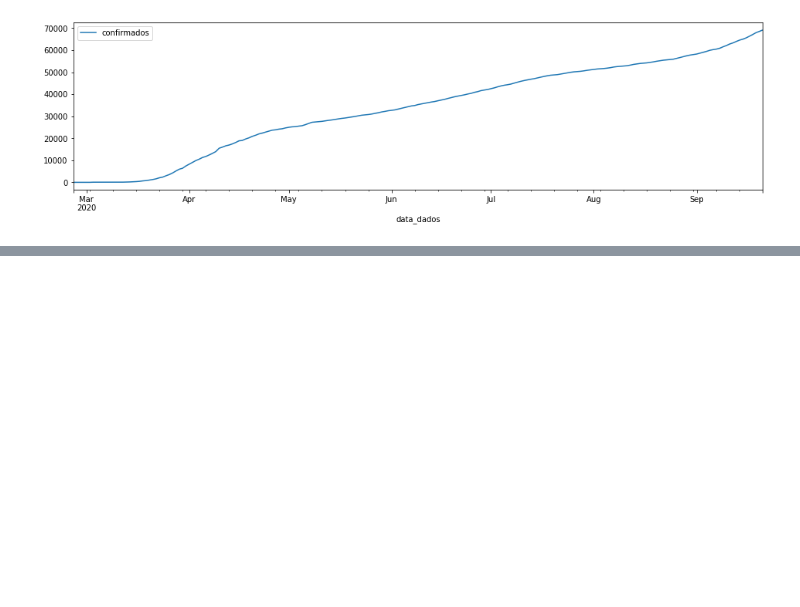
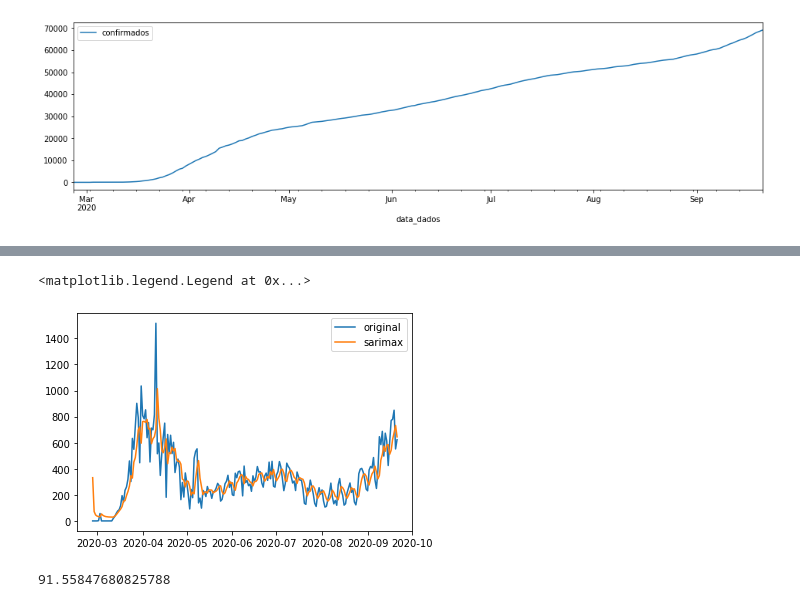
Before and after one commit to cimendes/covid19pt-forecasting, a Jupyter notebook: covid19pt-forecasting.ipynb, the cells around one changed output, grey strips where cells are left out. Saved outputs shown, nothing was run; the diff lists cells and outputs as text; code cells hidden in the pictures; blank space fills up the shorter version.

```diff
--- a/covid19pt-forecasting.ipynb
+++ b/covid19pt-forecasting.ipynb
@@ -103,6 +107,6 @@ data_dgs_df_confirmed.plot(figsize=(16, 4));
 # %%
 import pmdarima as pm
 
-sarimax = pm.AutoARIMA(seasonal=False, trace=False, supress_warnings=True, method='nm', maxiter=20)
-sarimax.fit(data_dgs_df_confirmed)
+sarimax = pm.AutoARIMA(seasonal=True, trace=True, supress_warnings=True, method='nm', maxiter=100)
+sarimax.fit(data_dgs_df_confirmed_detrend)
 # %% [output]
@@ -109,0 +129,7 @@ ImportError: cannot import name 'periodogram' from 'statsmodels.tsa.stattools' (
+# %%
+plt.plot(data_dgs_df_confirmed_detrend, label='original')
+plt.plot(data_dgs_df_confirmed_detrend.index, sarimax.predict_in_sample(), label='sarimax')
+plt.legend()
+# %% [output]
+<matplotlib.legend.Legend at 0x...>
+[figure, added]
@@ -109,0 +141,4 @@ ImportError: cannot import name 'periodogram' from 'statsmodels.tsa.stattools' (
+# %%
+mae
+# %% [output]
+91.55847680825788
```
Also changed, not shown: parts of 8 cells of this notebook.
